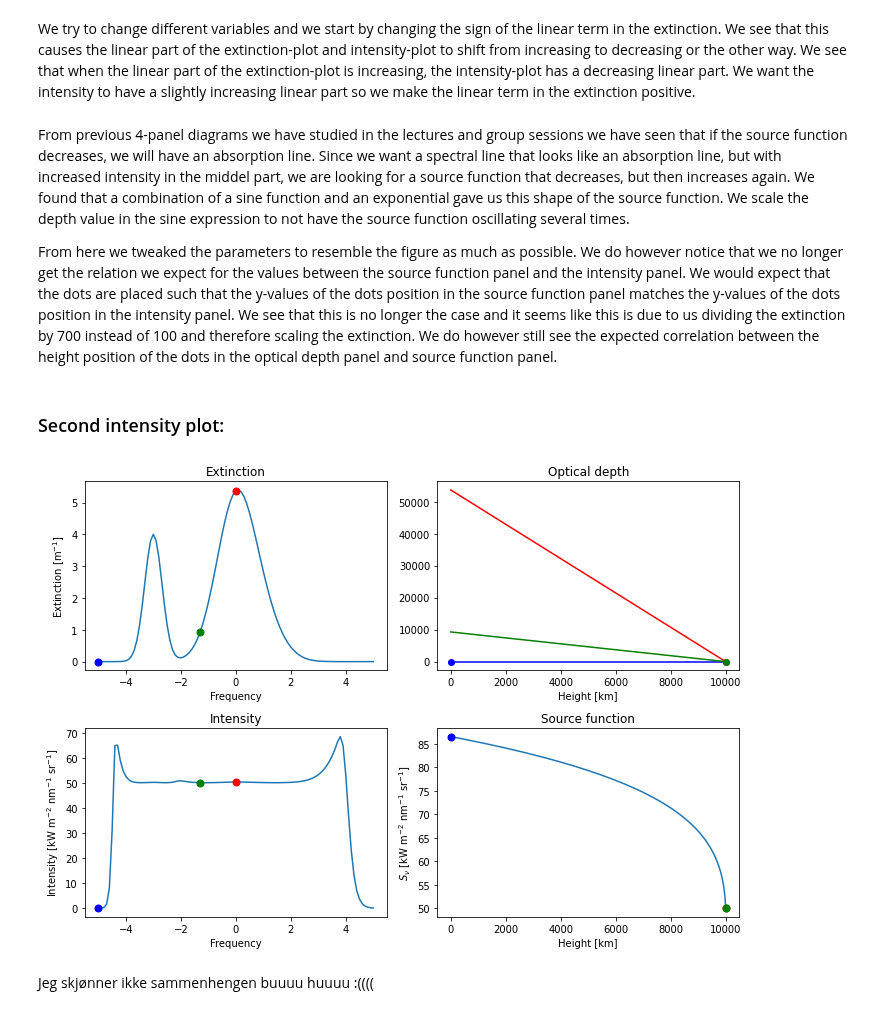
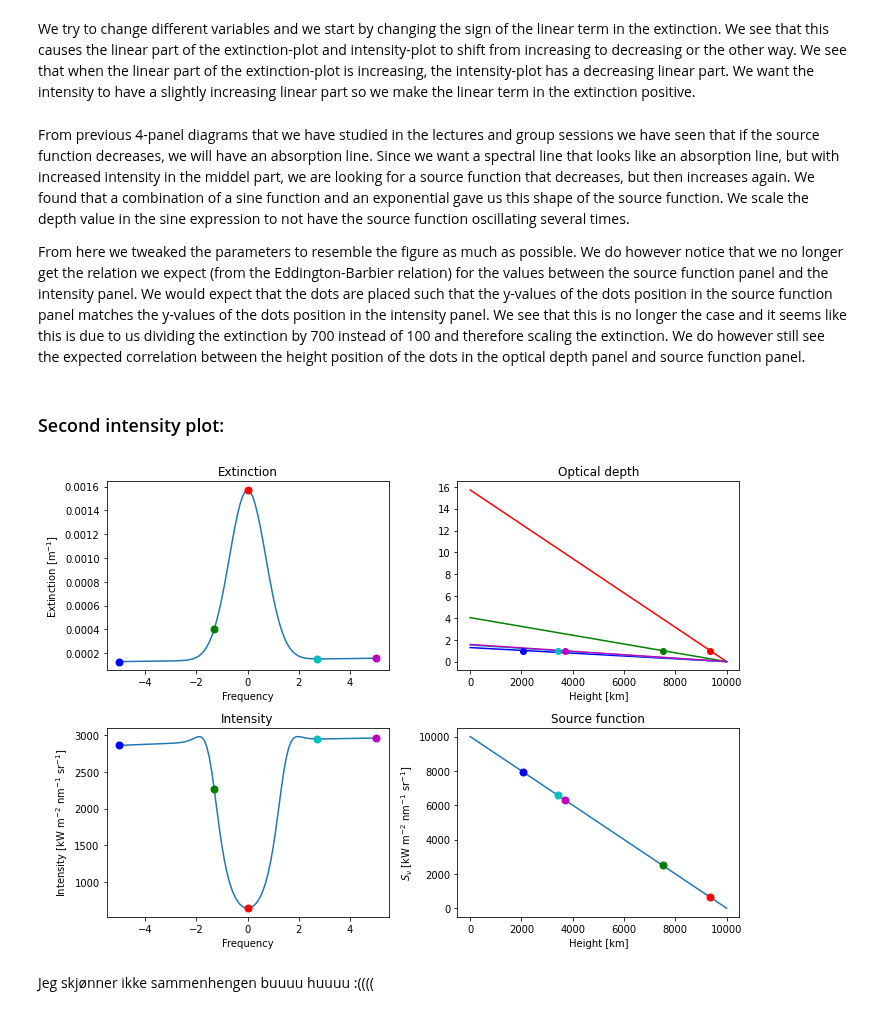
Before and after one commit to Rachelstiansen/AST4310, a Jupyter notebook: project work/project1/project1_student.ipynb, the cells around one changed output. Saved outputs shown, nothing was run; the diff lists cells and outputs as text; code cells hidden in the pictures.

Commit message:
corrected error in second plot

```diff
--- a/project work/project1/project1_student.ipynb
+++ b/project work/project1/project1_student.ipynb
@@ -52,5 +52,11 @@ To make an intensity plot resembling the one above we start by defining a functi
 # %%
 def four_panel_diagram(freq, height, source_function, extinction, tau, intensity):
+    if tau == None:
+        tau = cumulative_trapezoid(extinction, -height, axis = 0, initial = 0) # compute optical depth at all heights
+
+    if intensity == None:
+        intensity = np.trapz(source_function[:, np.newaxis]*np.exp(-tau), tau, axis = 0) # compute intensity at the top of the surface
+
     %config InLineBackend.figure_formats = ['svg']
 
     fig, ax = plt.subplots(2,2,figsize = (10, 7))
@@ -107,7 +113,7 @@ def four_panel_diagram(freq, height, source_function, extinction, tau, intensity
 To get a better understanding of the relation between the four panels we add some more markers to the plots. The blue dot shows where we have minimum extinction and the red dot shows where we have maximum extinction. The corresponding blue line in the optical depth panel shows the optical depth where we have minimum extinction and the red line shows the optical depth where we have maximum extinction. We start by defining the frequency and extinction.
 # %%
 freq = np.linspace(-5, 5, 101)
-extinction = (np.exp(- freq ** 2) + 0.1 * freq / 50 + 0.1) / units.m / 700
+extinction1 = (np.exp(- freq ** 2) + 0.1 * freq / 50 + 0.1) / units.m / 700
 # extinction = (np.exp(- freq ** 2) + 0.5 * freq / 50 + 0.1) / units.m / 100
 #extinction = (np.exp(- freq ** 2) + 0.5 * freq / 50 + 0.1) / units.m / 100
 # %% [markdown]
@@ -123,9 +129,6 @@ source_function1 = (- 2 * np.sin(depth.value / 2.4e3) +  2 * np.exp(depth.value
 #source_function1 = (depth) / 100 * i_units # source function 1, linear
 
 # build the extinction
-extinction = np.tile(extinction, ((len(depth)), 1))
-
-tau = cumulative_trapezoid(extinction, -height, axis = 0, initial = 0) # compute optical depth at all heights
-intensity = np.trapz(source_function1[:, np.newaxis]*np.exp(-tau), tau, axis = 0) # compute intensity at the top of the surface
+extinction1 = np.tile(extinction1, ((len(depth)), 1))
 # %%
 ## ACTUALLY TESTING THE FUNCTION
@@ -135,19 +138,32 @@ four_panel_diagram(freq, height, source_function1, extinction, tau, intensity)
 # %% [markdown]
 We try to change different variables and we start by changing the sign of the linear term in the extinction. We see that this causes the linear part of the  extinction-plot and intensity-plot to shift from increasing to decreasing or the other way. We see that when the linear part of the extinction-plot is increasing, the intensity-plot has a decreasing linear part. We want the intensity to have a slightly increasing linear part so we make the linear term in the extinction positive.
 # %% [markdown]
-From previous 4-panel diagrams we have studied in the lectures and group sessions we have seen that if the source function decreases, we will have an absorption line. Since we want a spectral line that looks like an absorption line, but with increased intensity in the middel part, we are looking for a source function that decreases, but then increases again. We found that a combination of a sine function and an exponential gave us this shape of the source function. We scale the depth value in the sine expression to not have the source function oscillating several times.
+From previous 4-panel diagrams that we have studied in the lectures and group sessions we have seen that if the source function decreases, we will have an absorption line. Since we want a spectral line that looks like an absorption line, but with increased intensity in the middel part, we are looking for a source function that decreases, but then increases again. We found that a combination of a sine function and an exponential gave us this shape of the source function. We scale the depth value in the sine expression to not have the source function oscillating several times.
 
-From here we tweaked the parameters to resemble the figure as much as possible. We do however notice that we no longer get the relation we expect for the values between the source function panel and the intensity panel. We would expect that the dots are placed such that the y-values of the dots position in the source function panel matches the y-values of the dots position in the intensity panel. We see that this is no longer the case and it seems like this is due to us dividing the extinction by 700 instead of 100 and therefore scaling the extinction. We do however still see the expected correlation between the height position of the dots in the optical depth panel and source function panel.
+From here we tweaked the parameters to resemble the figure as much as possible. We do however notice that we no longer get the relation we expect (from the Eddington-Barbier relation) for the values between the source function panel and the intensity panel. We would expect that the dots are placed such that the y-values of the dots position in the source function panel matches the y-values of the dots position in the intensity panel. We see that this is no longer the case and it seems like this is due to us dividing the extinction by 700 instead of 100 and therefore scaling the extinction. We do however still see the expected correlation between the height position of the dots in the optical depth panel and source function panel.
 # %% [markdown]
 ### Second intensity plot:
 # %%
-extinction = (5 * np.exp(- freq ** 2) + 4 * np.exp(- 5 * (freq + 3) ** 2) + np.exp(- (freq - 1) ** 2)) / units.m
+"""extinction = (5 * np.exp(- freq ** 2) + 4 * np.exp(- 5 * (freq + 3) ** 2) + np.exp(- (freq - 1) ** 2)) / units.m
+
 extinction2 = np.tile(extinction, ((len(depth)), 1))
 source_function2 = (0.01 * np.log10(depth.value)**4 + 0.4*  np.log10(depth.value)**3 + 0.5 * np.log10(depth.value)**2 + 0.1 * np.log10(depth.value) + 50)* i_units
+"""
 
-four_panel_diagram(freq, height, source_function2, extinction2)
+# build the source function
+#source_function2 = (depth.value**4 - 20 * depth.value) * i_units # source function 1, linear
+source_function2 = (depth.value) * i_units
+
+# build the extinction
+#extinction2 = (np.exp(- 3 * freq**2) + 0.2 * np.exp(-1.5 * (freq - 3)**2) + 0.7 * np.exp(- 7 * (freq + 2)**2)) / units.m / 100
+#extinction2 = np.tile(extinction2, ((len(depth)), 1))
+
+extinction2 = (np.exp(- freq ** 2) + 0.1 * freq / 50 + 0.1) / units.m / 700
+extinction2 = np.tile(extinction2, ((len(depth)), 1))
+
+four_panel_diagram(freq, height, source_function2, extinction2, tau=None, intensity=None)
 # %% [output]
-[figure, old version]
+[figure, new version]
 # %% [markdown]
 Jeg skjønner ikke sammenhengen buuuu huuuu :((((
 # %% [markdown]
```
Also changed, not shown: parts of 3 cells of this notebook.
